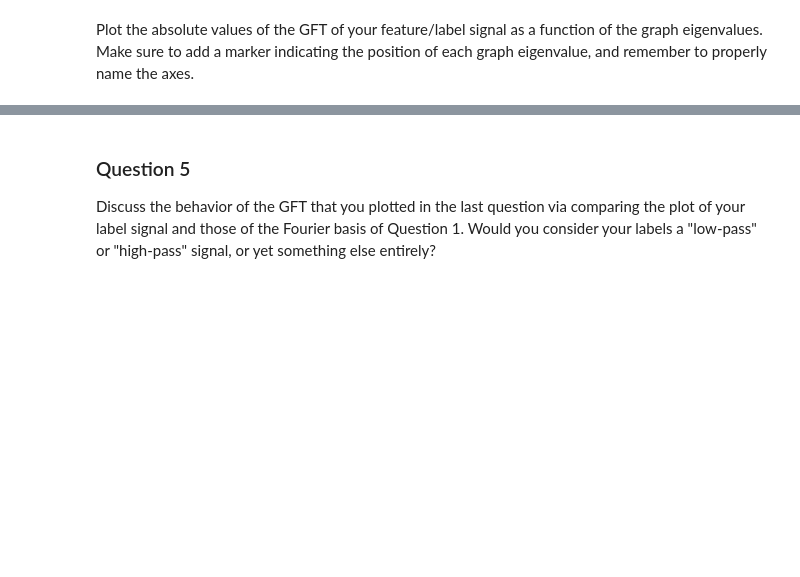
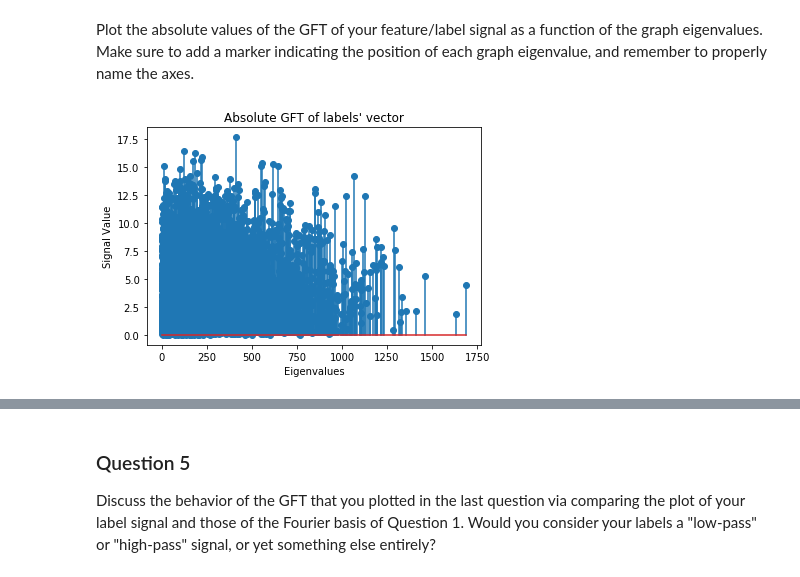
Before and after one commit to illorens/NTDS, a Jupyter notebook: 4_graph_signal_processing.ipynb, the cells around one changed output, grey strips where cells are left out. Drawn from its saved outputs; the diff is of its cells as text; code cells hidden in the pictures; blank space fills up the shorter version.

```diff
--- a/4_graph_signal_processing.ipynb
+++ b/4_graph_signal_processing.ipynb
@@ -262,10 +261,10 @@ What can you observe in terms of local variations when comparing the basis vecto
 Implement a function that returns the Graph Fourier Transform (GFT) of a given vector $x \in \mathbb{R}^{N},$ with respect to your graph, and a function that computes the corresponding inverse GFT (iGFT).
 # %%
 def GFT(x):
-    return U * x;
+    return np.matmul(U, x);
 
 def iGFT(x):
-    return U.getH()*x
+    return np.matmul(U.getH(), x);
 # %% [markdown]
 ### Question 4
 
@@ -278,0 +285,10 @@ Plot the absolute values of the GFT of your feature/label signal as a function o
+# %%
+# Your code here.
+absolute_GFT_labels = np.abs(GFT(labels))
+plt.stem(e, absolute_GFT_labels)
+plt.title("Absolute GFT of labels' vector")
+plt.xlabel("Eigenvalues")
+plt.ylabel("Signal Value")
+plt.show()
+# %% [output]
+[figure, added]
```
Also changed, not shown: parts of 19 cells of this notebook.
